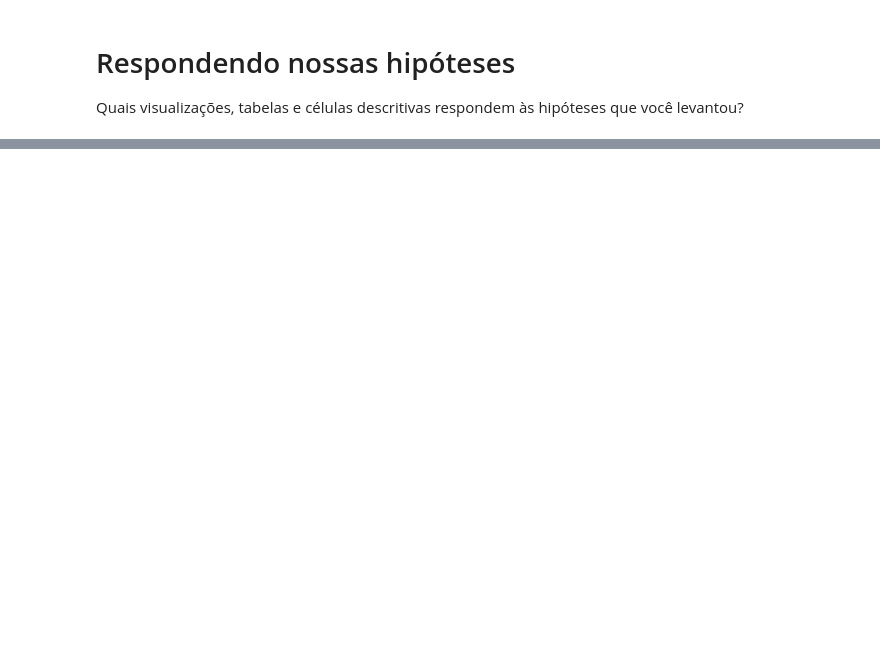
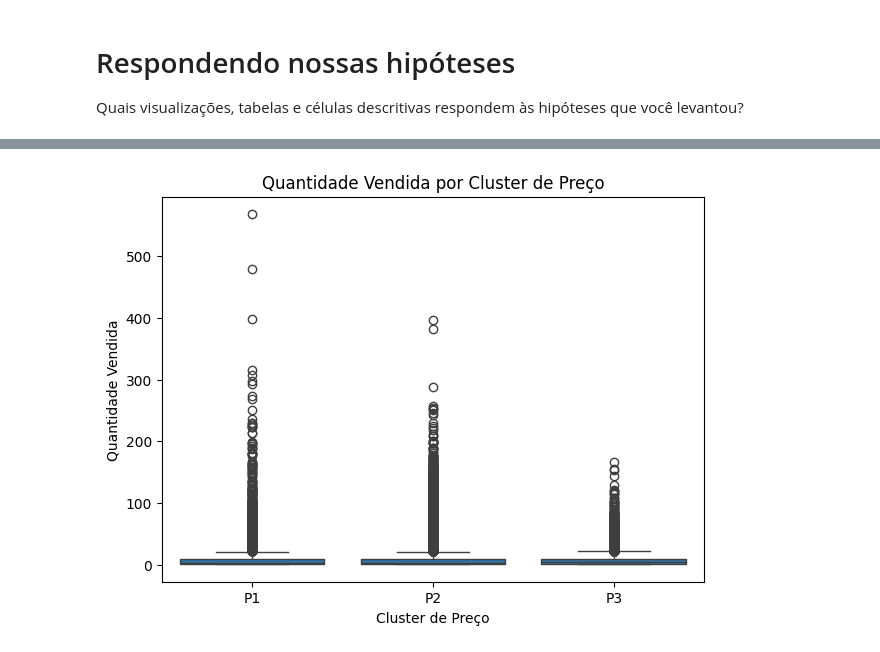
Before and after one commit to DianaSerrano1/MVP-AnalisedeDados, a Jupyter notebook: Análise_de_Dados_e_Boas_Práticas_MVP.ipynb, the cells around one changed output, grey strips where cells are left out. Saved outputs shown, nothing was run; the diff lists cells and outputs as text; code cells hidden in the pictures; blank space fills up the shorter version.

```diff
--- a/Análise_de_Dados_e_Boas_Práticas_MVP.ipynb
+++ b/Análise_de_Dados_e_Boas_Práticas_MVP.ipynb
@@ -647,0 +714,11 @@ As três hipóteses levantadas foram validadas:
+# %%
+# hipótese 2
+
+plt.figure(figsize=(7, 5))
+sns.boxplot(x='CLUSTER_PRECO', y='QUANTIDADE_VENDIDA', data=df)
+plt.title('Quantidade Vendida por Cluster de Preço')
+plt.xlabel('Cluster de Preço')
+plt.ylabel('Quantidade Vendida')
+plt.show()
+# %% [output]
+[figure, added]
```
Also changed, not shown: parts of 52 cells of this notebook.
